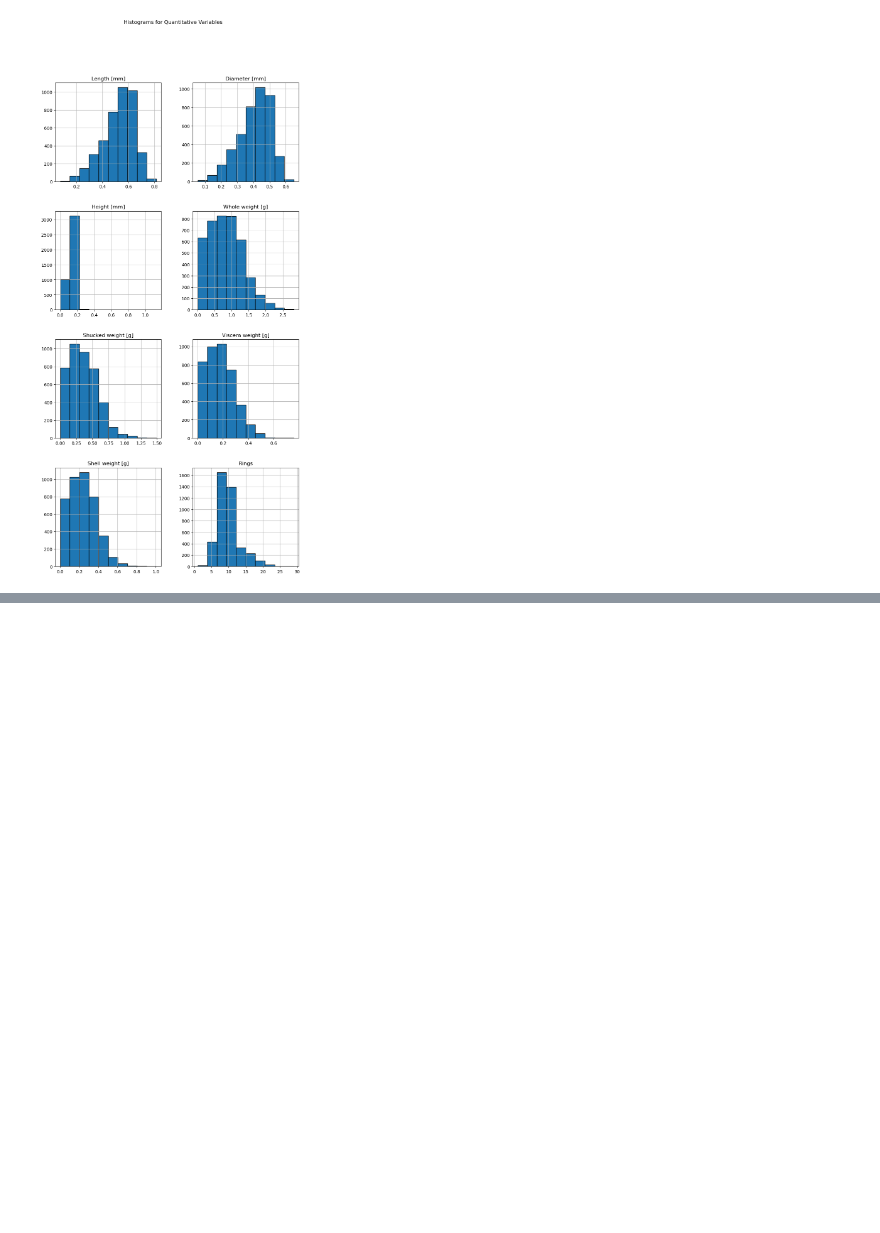
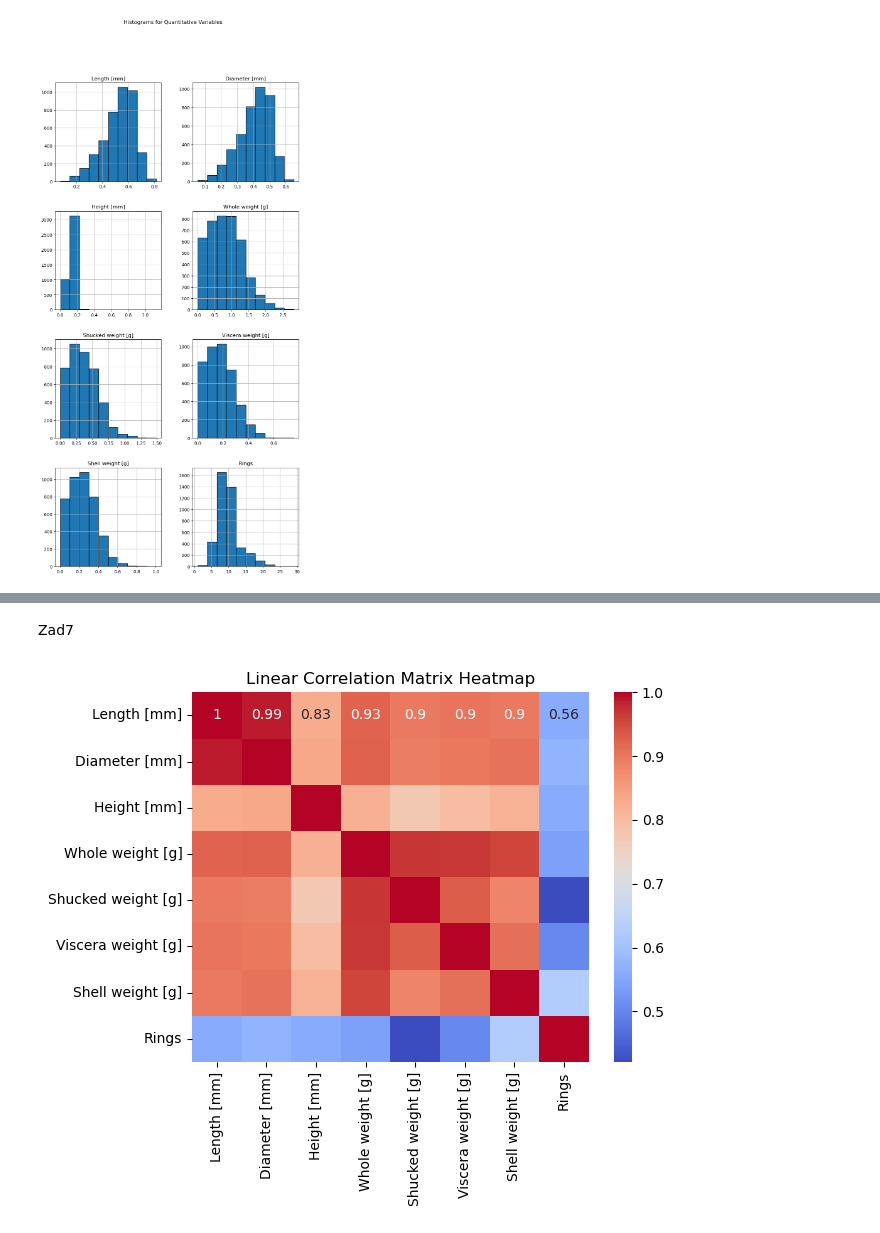
Before and after one commit to Martinos196/Programming-in-Python, a Jupyter notebook: Zad1/analysis.ipynb, the cells around one changed output, grey strips where cells are left out. Saved outputs shown, nothing was run; the diff lists cells and outputs as text; code cells hidden in the pictures; blank space fills up the shorter version.

```diff
--- a/Zad1/analysis.ipynb
+++ b/Zad1/analysis.ipynb
@@ -64,0 +90,3 @@ plt.show()
+# %%
+correlation_matrix = data.drop(['Sex'], axis=1).corr()
+correlation_matrix
@@ -64,0 +103,8 @@ plt.show()
+# %% [markdown]
+Zad7
+# %%
+sns.heatmap(correlation_matrix, annot=True, cmap='coolwarm')
+plt.title('Linear Correlation Matrix Heatmap')
+plt.show()
+# %% [output]
+[figure, added]
```
Also changed, not shown: parts of 7 cells of this notebook.
